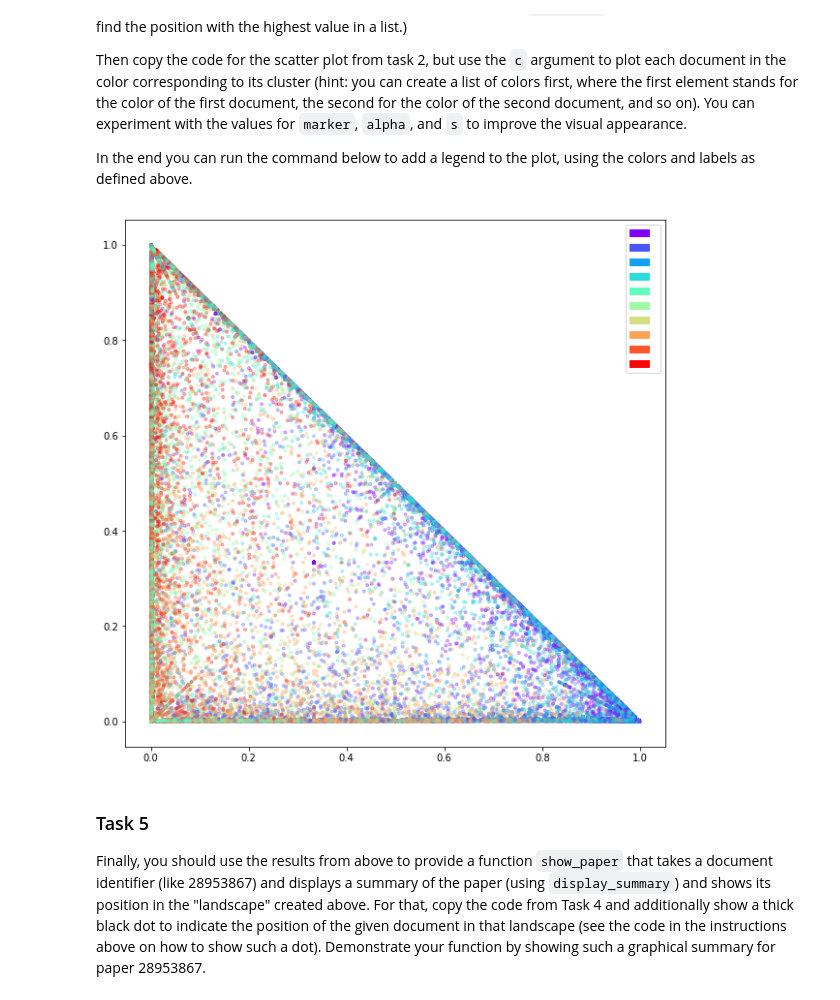
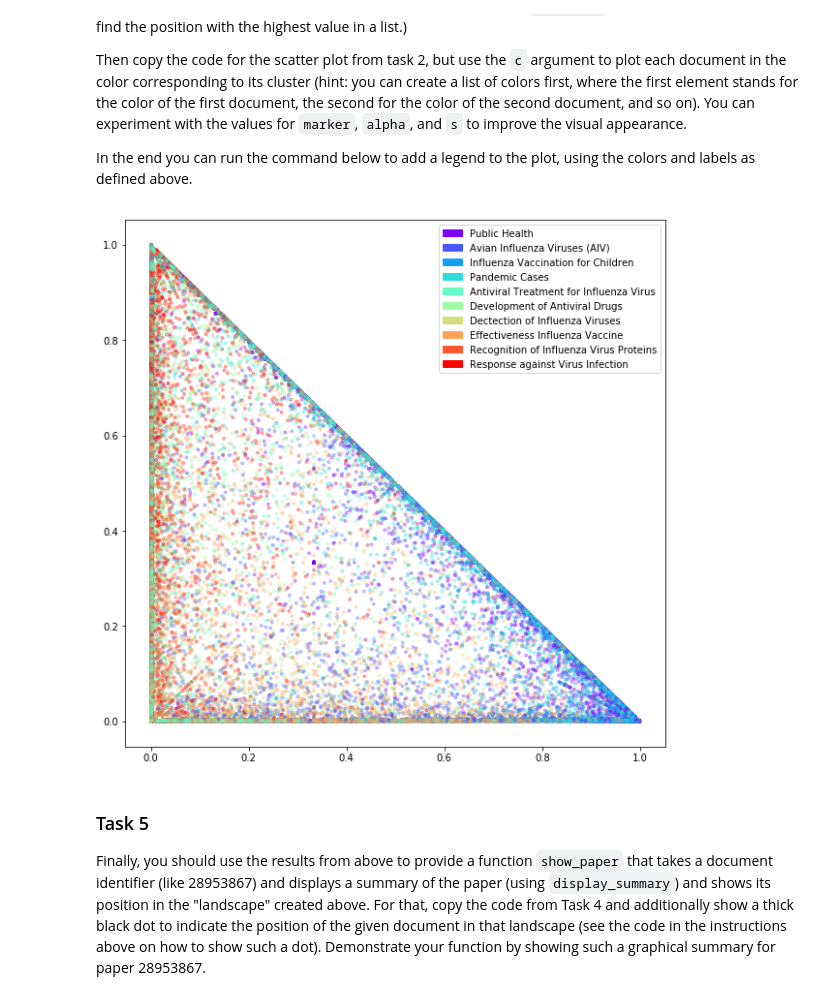
Before and after one commit to iMylene/IR2018, a Jupyter notebook: 06_clustering.ipynb, the cells around one changed output. Saved outputs shown, nothing was run; the diff lists cells and outputs as text; code cells hidden in the pictures.

```diff
--- a/06_clustering.ipynb
+++ b/06_clustering.ipynb
@@ -300,9 +300,8 @@ def show_top_papers_on_topic(topic):
     top_papers = [ doc_list[index] for index in doc_list_index ]
     return top_papers
 
-#for paper_id in show_top_papers_on_topic(5):
-for paper_id in show_top_papers_on_topic(6):
-    display_summary(paper_id, show_abstract = True)
+for paper_id in show_top_papers_on_topic(5):
+    display_summary(paper_id)
 
 topic_labels = [
     'Public Health',                           #Topic 0
@@ -310,11 +309,10 @@ topic_labels = [
     'Influenza Vaccination for Children',      #Topic 2
     'Pandemic Cases',                          #Topic 3
     'Antiviral Treatment for Influenza Virus', #Topic 4
-    'Development for Antiviral Drugs',         #Topic 5
-    '', #Topic 6: detection samples positive analysis detected method assay rapid
-    '', #Topic 7: antibody vaccines antibodies response responses inactivated protection immune
-    '', #Topic 8: protein proteins hemagglutinin binding into membrane amino surface
-    '', #Topic 9: response immune mice responses expression role lung infected
-    ''
+    'Development of Antiviral Drugs',          #Topic 5
+    'Dectection of Influenza Viruses',         #Topic 6
+    'Effectiveness Influenza Vaccine',         #Topic 7
+    'Recognition of Influenza Virus Proteins', #Topic 8
+    'Response against Virus Infection'         #Topic 9
 ]
 # %% [output]
@@ -356,17 +349,16 @@ Then copy the code for the scatter plot from task 2, but use the `c` argument to
 
 In the end you can run the command below to add a legend to the plot, using the colors and labels as defined above.
 # %%
-topic_labels = ['','','','','','','','','','']
 clusters     = [ np.argmax(doc_topic10[doc_list_index,:]) for doc_list_index in range(len(doc_list)) ]
 colorCluster = [ colors[index] for index in clusters]
 
 # Create the scatter plot here
 plt.scatter(doc_topic3[:,0], doc_topic3[:,1], marker='.', alpha=0.3, color=colorCluster);
 
 # Plot the legend:
 plt.legend(handles=[mpatches.Patch(color=colors[i], label=topic_labels[i]) for i in range(0,10)]);
 # %% [output]
-[figure, old version]
+[figure, new version]
 # %% [markdown]
 ### Task 5
 
```
Also changed, not shown: parts of 4 cells of this notebook.
